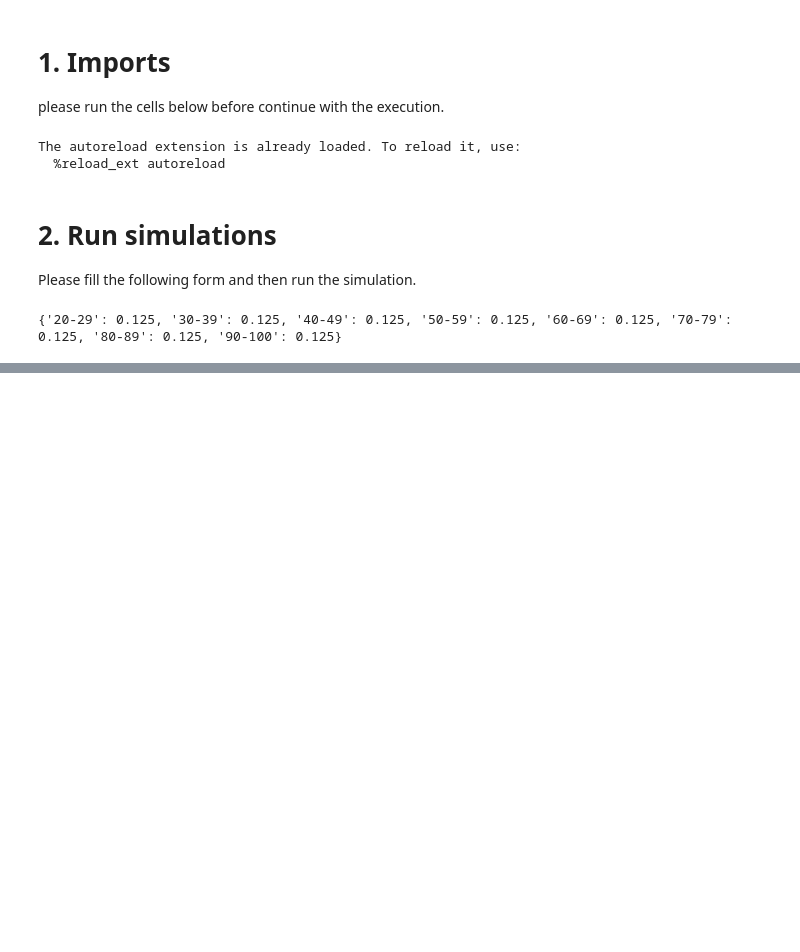
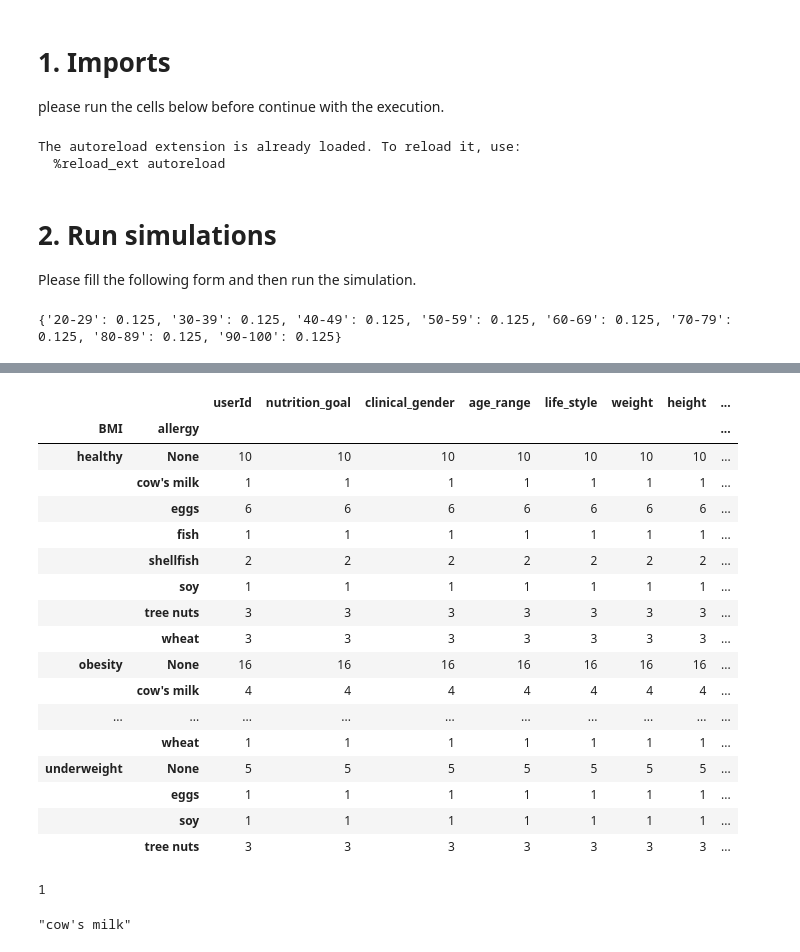
Before and after one commit to aislab-hevs/synthetic_data_nutrition_generation, a Jupyter notebook: src/user_generator_notebook.ipynb, the cells around one changed output, grey strips where cells are left out. Drawn from its saved outputs; the diff is of its cells as text; code cells hidden in the pictures; blank space fills up the shorter version.

Commit message:
Fix bug percentahes in table

```diff
--- a/src/user_generator_notebook.ipynb
+++ b/src/user_generator_notebook.ipynb
@@ -112,0 +170,25 @@ Flexi meal chose: halal
+# %%
+df_groups = df_user_join.groupby(by=["BMI", "allergy"])
+df_counts = df_groups.count()
+allergy_index = list(df_counts.xs("healthy", level=0).index)
+# %%
+df_counts
+# %% [output]
+|  |  | userId | nutrition_goal | clinical_gender | age_range | life_style | weight | height | ... |
+| BMI | allergy |  |  |  |  |  |  |  | ... |
+| healthy | None | 10 | 10 | 10 | 10 | 10 | 10 | 10 | ... |
+|  | cow's milk | 1 | 1 | 1 | 1 | 1 | 1 | 1 | ... |
+|  | eggs | 6 | 6 | 6 | 6 | 6 | 6 | 6 | ... |
+|  | fish | 1 | 1 | 1 | 1 | 1 | 1 | 1 | ... |
+|  | shellfish | 2 | 2 | 2 | 2 | 2 | 2 | 2 | ... |
+|  | soy | 1 | 1 | 1 | 1 | 1 | 1 | 1 | ... |
+|  | tree nuts | 3 | 3 | 3 | 3 | 3 | 3 | 3 | ... |
+|  | wheat | 3 | 3 | 3 | 3 | 3 | 3 | 3 | ... |
+| obesity | None | 16 | 16 | 16 | 16 | 16 | 16 | 16 | ... |
+|  | cow's milk | 4 | 4 | 4 | 4 | 4 | 4 | 4 | ... |
+| ... | ... | ... | ... | ... | ... | ... | ... | ... | ... |
+|  | wheat | 1 | 1 | 1 | 1 | 1 | 1 | 1 | ... |
+| underweight | None | 5 | 5 | 5 | 5 | 5 | 5 | 5 | ... |
+|  | eggs | 1 | 1 | 1 | 1 | 1 | 1 | 1 | ... |
+|  | soy | 1 | 1 | 1 | 1 | 1 | 1 | 1 | ... |
+|  | tree nuts | 3 | 3 | 3 | 3 | 3 | 3 | 3 | ... |
@@ -112,0 +198,8 @@ Flexi meal chose: halal
+# %%
+row_number
+# %% [output]
+1
+# %%
+allergy_index[1]
+# %% [output]
+"cow's milk"
```
Also changed, not shown: parts of 7 cells of this notebook, 1 other file.
